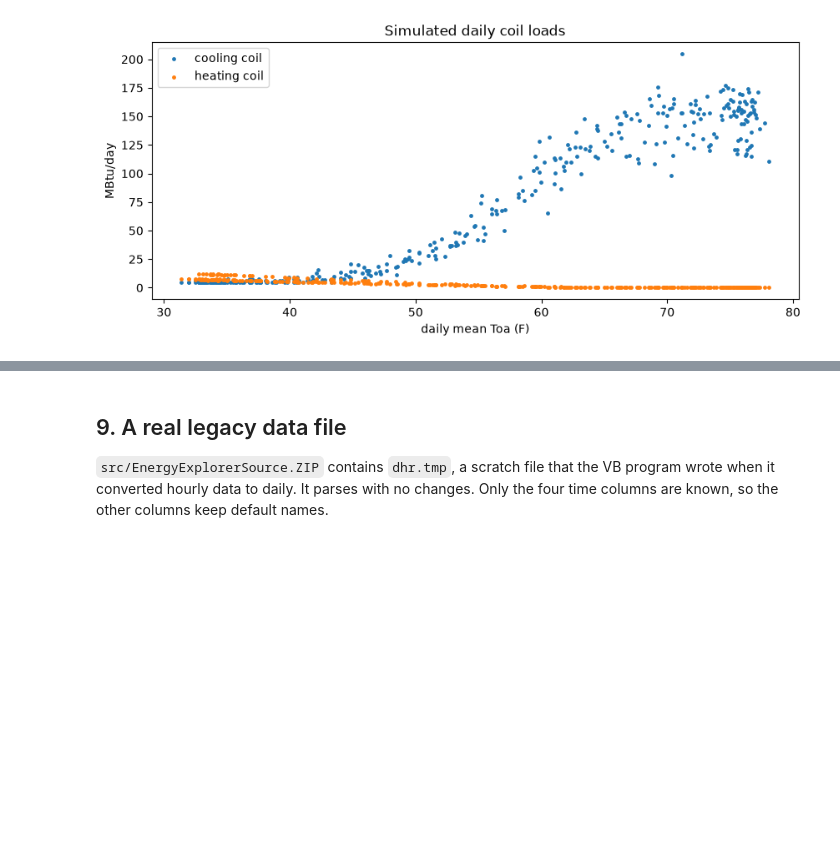
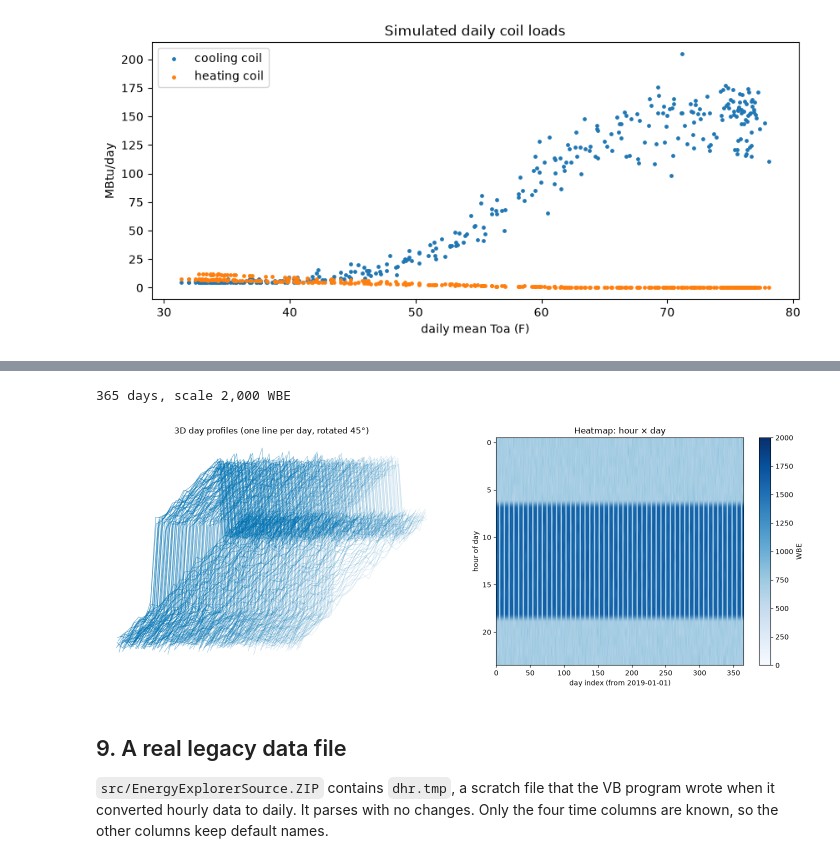
Before and after one commit to egeriicw/EE, a Jupyter notebook: notebooks/energy_explorer_walkthrough.ipynb, the cells around one changed output, grey strips where cells are left out. Cells and saved outputs as stored; diff of their text form; code cells hidden in the pictures; blank space fills up the shorter version.

```diff
--- a/notebooks/energy_explorer_walkthrough.ipynb
+++ b/notebooks/energy_explorer_walkthrough.ipynb
@@ -234,3 +281,29 @@ plt.xlabel("daily mean Toa (F)"); plt.ylabel("MBtu/day"); plt.legend(); plt.titl
+# %%
+hr_ds = ee.read_data(DATA / "sample_hourly.dat")
+prof = hourly_profile(hr_ds, "WBE")
+lines = profile_polylines(prof, theta_deg=45, res=400)
+V = np.array([[np.nan if v is None else v for v in row] for row in prof.values])
+print(f"{len(prof.dates)} days, scale {prof.scale:,.0f} {prof.variable}")
+
+fig, (a, b) = plt.subplots(1, 2, figsize=(15, 5.5), gridspec_kw={"width_ratios": [1.25, 1]})
+for k, line in enumerate(lines):
+    pts = [p for p in line["points"] if p is not None]
+    if pts:
+        xs, ys = zip(*pts)
+        a.plot(xs, ys, color="#0072B2", alpha=0.12 + 0.5 * k / max(1, len(lines) - 1), lw=0.8)
+a.set_aspect("equal"); a.axis("off")
+a.set_title("3D day profiles (one line per day, rotated 45°)")
+
+im = b.imshow(V.T, aspect="auto", origin="upper", cmap="Blues", vmin=0, vmax=prof.scale,
+              extent=[0, V.shape[0], 23.5, -0.5])
+b.set_xlabel("day index (from " + prof.dates[0] + ")")
+b.set_ylabel("hour of day")
+b.set_title("Heatmap: hour × day")
+fig.colorbar(im, ax=b, label=f"{prof.variable}")
+plt.tight_layout();
+# %% [output]
+365 days, scale 2,000 WBE
+[figure, added]
 # %% [markdown]
 ## 9. A real legacy data file
 `src/EnergyExplorerSource.ZIP` contains `dhr.tmp`, a scratch file that the VB program wrote when it converted hourly data to daily. It parses with no changes. Only the four time columns are known, so the other columns keep default names.
```
Also changed, not shown: parts of 4 cells of this notebook, 11 other files.
